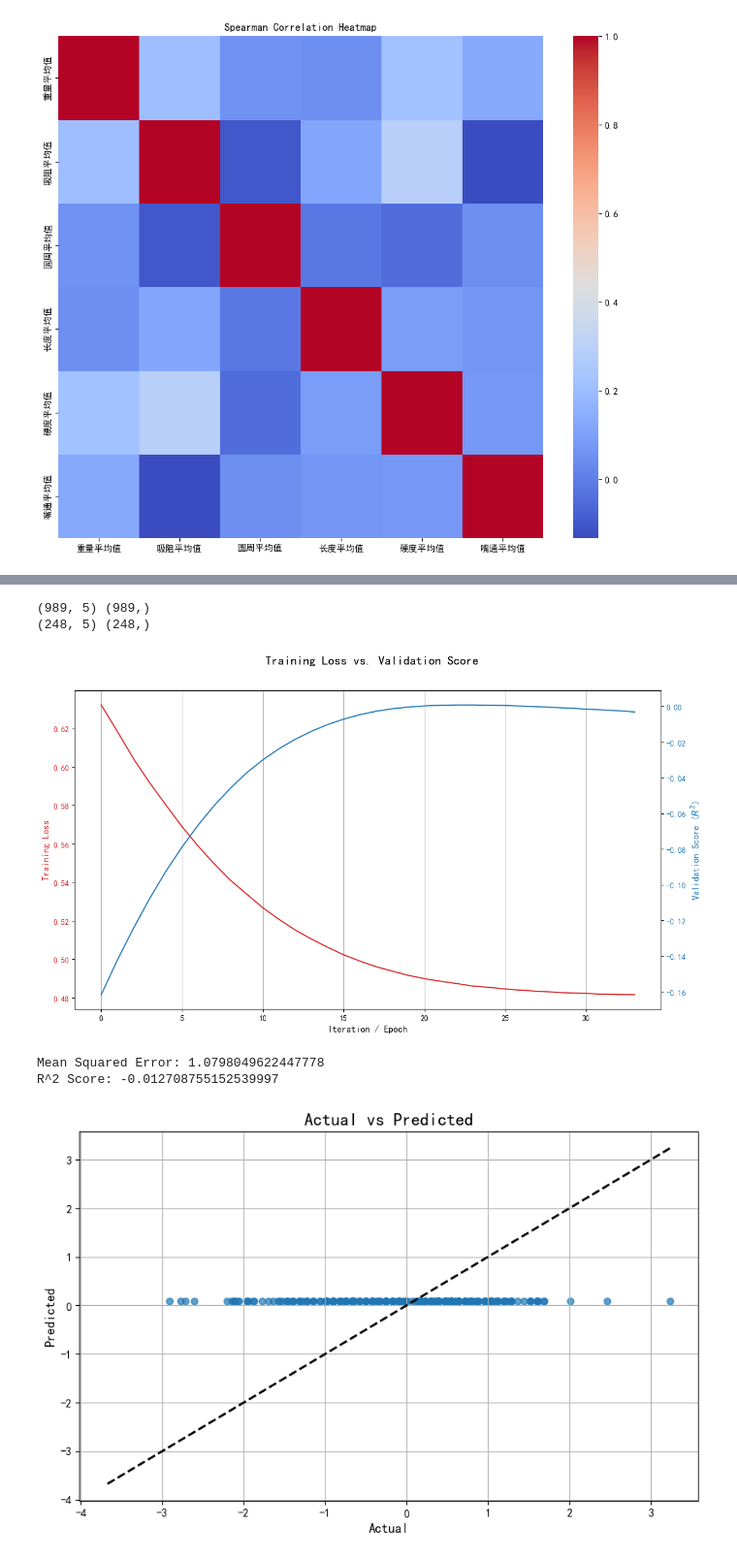
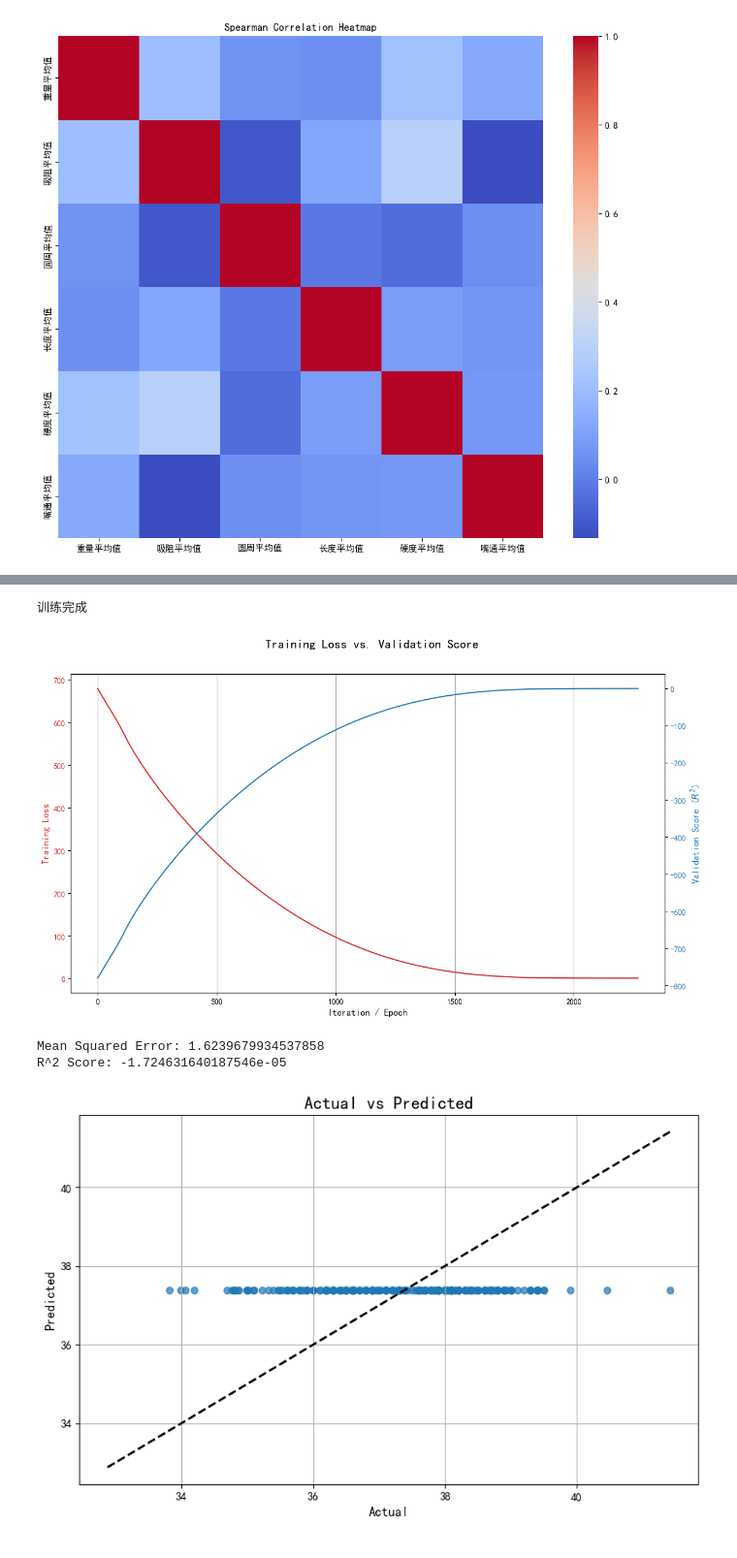
Before and after one commit to Jeff-Hugh/ML_Practice, a Jupyter notebook: process_E1.ipynb, the cells around one changed output, grey strips where cells are left out. Shown at 97% size. Drawn from its saved outputs; the diff is of its cells as text; code cells hidden in the pictures.

Commit message:
add python basic tutorials code and fix the standar scaler order before training

```diff
--- a/process_E1.ipynb
+++ b/process_E1.ipynb
@@ -115,7 +78,7 @@ plt.show()
 [figure]
 # %%
 # 选择所有指标的平均值进行分析，即第1、7、13、19、25、31或36列
-selected_data = scaled_data.iloc[:, [0, 6, 12, 18, 24, 30]]
+selected_data = data.iloc[:, [0, 6, 12, 18, 24, 30]]
 print("选择后的数据形状:", selected_data.shape)
 # %% [output]
 选择后的数据形状: (1237, 6)
@@ -138,19 +158,14 @@ x, y = selected_data.iloc[:, :-1], selected_data.iloc[:, -1]
+# %%
+#----------------------开始训练----------------------
+mlp = MLPRegressor(hidden_layer_sizes=(16, 8, 4), max_iter=4000, activation='logistic',solver='adam', early_stopping=True, random_state=42)
+
+mlp.fit(scaled_x_train, y_train)
+
+#----------------------训练已完成----------------------
+print("训练完成")
+# %% [output]
+训练完成
 # %%
-# 使用多层感知机进行回归
-from sklearn.neural_network import MLPRegressor
-from sklearn.metrics import mean_squared_error, r2_score
-
-x_train, x_test, y_train, y_test = train_test_split(x, y, test_size=0.2, random_state=42)
-
-print(x_train.shape, y_train.shape)
-print(x_test.shape, y_test.shape)
-
-mlp = MLPRegressor(hidden_layer_sizes=(16, 8, 4), max_iter=2000, activation='logistic',solver='adam', early_stopping=True, random_state=42)
-
-mlp.fit(x_train, y_train)
-
-#----------------------训练已完成----------------------
-
 # --- 可视化训练损失和验证得分 ---
 fig, ax1 = plt.subplots(figsize=(12, 7))
 
@@ -174,32 +189,31 @@ fig.suptitle('Training Loss vs. Validation Score', fontsize=16)
 fig.tight_layout(rect=[0, 0, 1, 0.96])
 plt.show()
 # %% [output]
-(989, 5) (989,)
-(248, 5) (248,)
-[figure, old version]
+[figure, new version]
 # %%
 # 在测试集上进行预测
-y_pred = mlp.predict(x_test)
+scaled_x_test = scaler_x.transform(x_test)
+y_pred = mlp.predict(scaled_x_test)
 
 mse = mean_squared_error(y_test, y_pred)
 r2 = r2_score(y_test, y_pred)
 
 print(f"Mean Squared Error: {mse}")
 print(f"R^2 Score: {r2}")
 
 # 可视化
 plt.figure(figsize=(10, 6))
 plt.scatter(y_test, y_pred, alpha=0.7)
 plt.plot([y.min(), y.max()], [y.min(), y.max()], 'k--', lw=2)
 plt.title("Actual vs Predicted", fontsize=16)
 plt.xlabel("Actual", fontsize=12)
 plt.ylabel("Predicted", fontsize=12)
 plt.grid(True)
 plt.show()
 # %% [output]
-Mean Squared Error: 1.0798049622447778
-R^2 Score: -0.012708755152539997
+Mean Squared Error: 1.6239679934537858
+R^2 Score: -1.724631640187546e-05
-[figure, old version]
+[figure, new version]
 # %%
 plt.figure(figsize=(10, 6))
 plt.scatter(range(len(y_test)), y_test, alpha=0.7, label="Actual", color='tab:orange')
```
Also changed, not shown: parts of 7 cells of this notebook, 9 other files.
